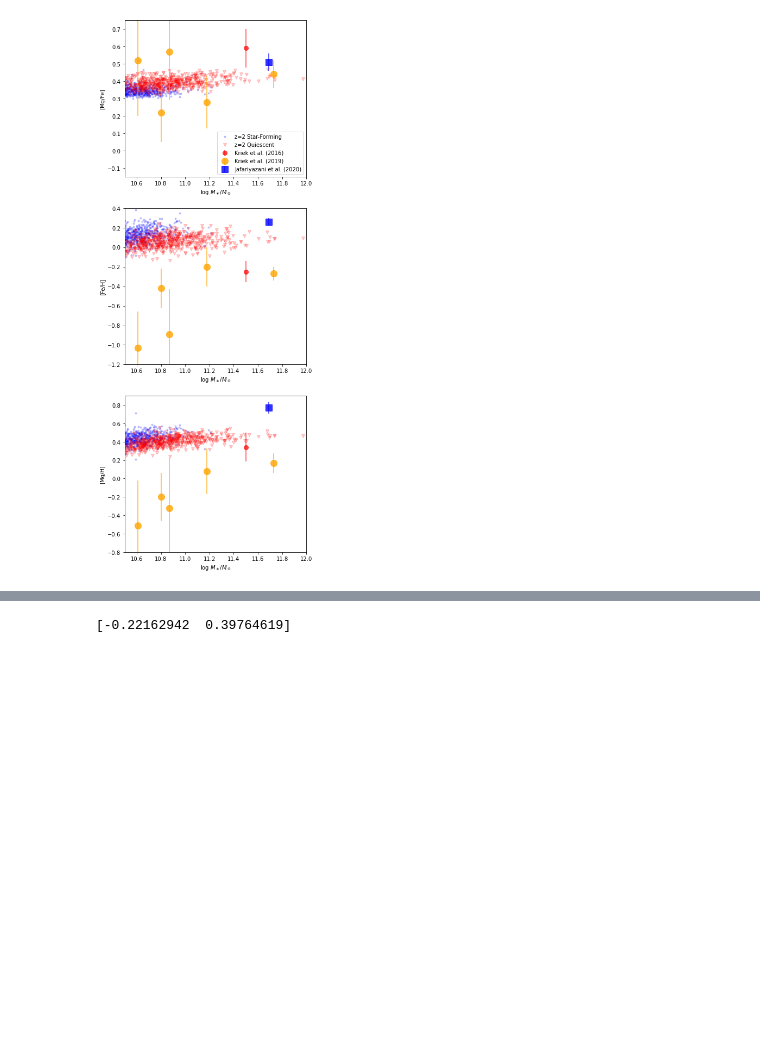
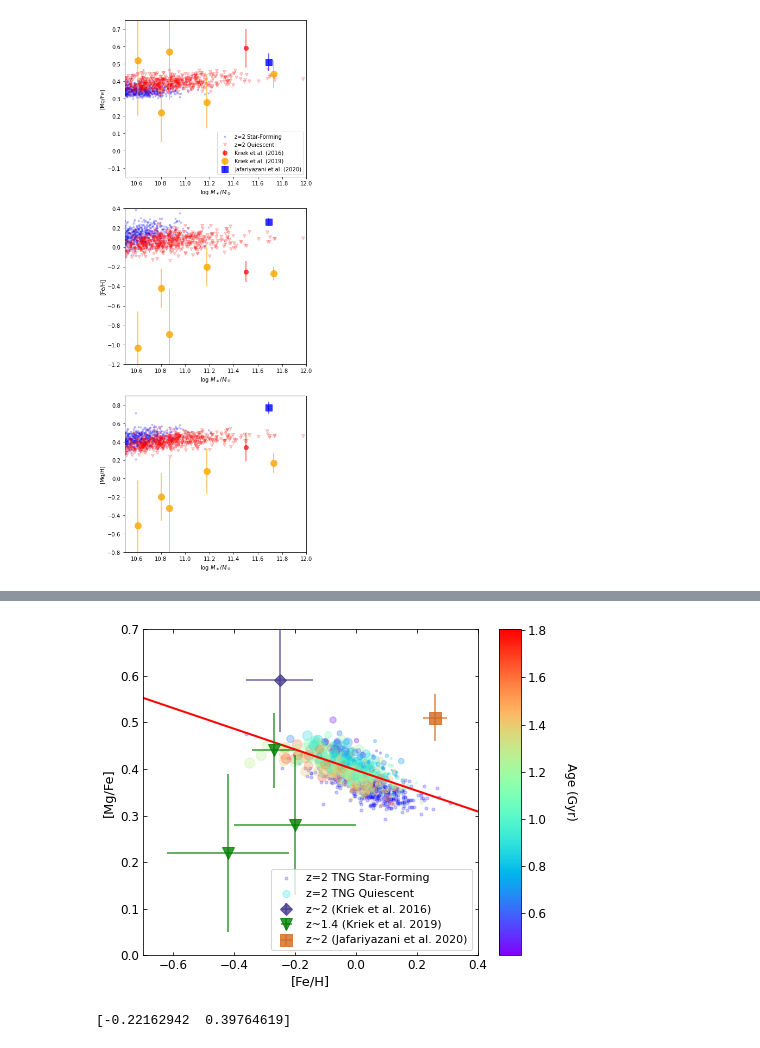
Before and after one commit to jk3sxp/Pathak_2021, a Jupyter notebook: z=2_Observations.ipynb, the cells around one changed output, grey strips where cells are left out. Drawn from its saved outputs; the diff is of its cells as text; code cells hidden in the pictures; blank space fills up the shorter version.

```diff
--- a/z=2_Observations.ipynb
+++ b/z=2_Observations.ipynb
@@ -501,3 +506,69 @@ plt.show()
+# %%
+
+# [Mg/Fe] vs [Fe/H]
+####################
+# colormap = plt.get_cmap('rainbow')
+vmin = min(percentile_age[quiescent_selection])
+vmax = max(percentile_age[quiescent_selection])
+colormap = plt.get_cmap('rainbow')
+norm = colors.Normalize(vmin=vmin, vmax=vmax)
+# size_norm = colors.Normalize(vmin=3, vmax=20)
+radius_quiescent = np.array(halfmass_radius[quiescent_selection])
+# print(max(radius_quiescent), min(radius_quiescent))
+sizes = np.linspace(3, 20, num=len(radius_quiescent))
+s_range = np.interp(radius_quiescent, np.sort(radius_quiescent), sizes)
+
+def func(x, m, b):
+    y = m*x + b
+    return y
+
+fig, ax = plt.subplots(figsize=(6,6))
+
+markersize = 6
+alpha = 0.2
+
+# z=2 galaxies
+# print(median_age)
+color_quiescent = colormap(norm(percentile_age[quiescent_selection]))
+ax.plot(FeH_Re[starforming_selection], MgFe_Re[starforming_selection], 'b.',
+           alpha=alpha, label='z='+str(redshift)+' TNG Star-Forming', markersize=markersize, zorder=0)
+# ax.plot(FeH_Re[quiescent_selection], MgFe_Re[quiescent_selection], 'r.',
+#            alpha=alpha, label='z='+str(redshift)+' TNG Quiescent', markersize=markersize, zorder=0)
+ax.scatter(FeH_Re[quiescent_selection], MgFe_Re[quiescent_selection], marker='.', cmap='rainbow', c=color_quiescent,
+           alpha=alpha+0.1, label='z='+str(redshift)+' TNG Quiescent', s=s_range**2, zorder=1)
+
+optParam, pcov = curve_fit(func, FeH_Re[quiescent_selection], MgFe_Re[quiescent_selection])
+xx = np.array([-0.7, 0.4])
+ax.plot(xx, func(xx, *optParam), '-', color='r', linewidth=2)
+
+# observations
+for s in samples:
+    ax.errorbar(s['[Fe/H]'], s['[Mg/Fe]'], xerr=s['[Fe/H]_err'], yerr=s['[Mg/Fe]_err'], **s.meta)
+
+ax.set(xlabel='[Fe/H]', ylabel='[Mg/Fe]',
+      ylim=[0.0, 0.7], xlim=[-0.7, 0.4])
+plt.rcParams['axes.labelsize'] = fts+1
+ax.tick_params(direction='in', which='both', labelsize=fts, bottom=True, top=True, left=True, right=True)
+ax.legend(loc='lower right', fontsize=ftss).set_zorder(200)
+
+# sm = plt.cm.ScalarMappable(cmap=colormap, norm=norm)
+# sm.set_array([])
+# cbar = plt.colorbar(sm)
+# cbar.set_label('Median Age (Gyr)', fontsize=fts)
+# cbar.ax.tick_params(labelsize=fts)
+
+# colorbar
+cax = fig.add_axes([0.95, 0.125, 0.05, 0.755])
+sm = plt.cm.ScalarMappable(cmap=colormap, norm=norm)
+sm.set_array([])
+cbar = fig.colorbar(sm, cax=cax) #ax=axes.ravel().tolist())
+cbar.set_label('Age (Gyr)', fontsize=fts, rotation=270, labelpad=30)
+cbar.ax.tick_params(labelsize=fts)
+
+plt.savefig('2022 FIGURES\z2_MgFeFeH_color.png', dpi=200, bbox_inches='tight')
+plt.show()
+# %% [output]
+[figure, added]
 # %%
 print(optParam)
 # %% [output]
```
Also changed, not shown: parts of 6 cells of this notebook, 16 other files.
